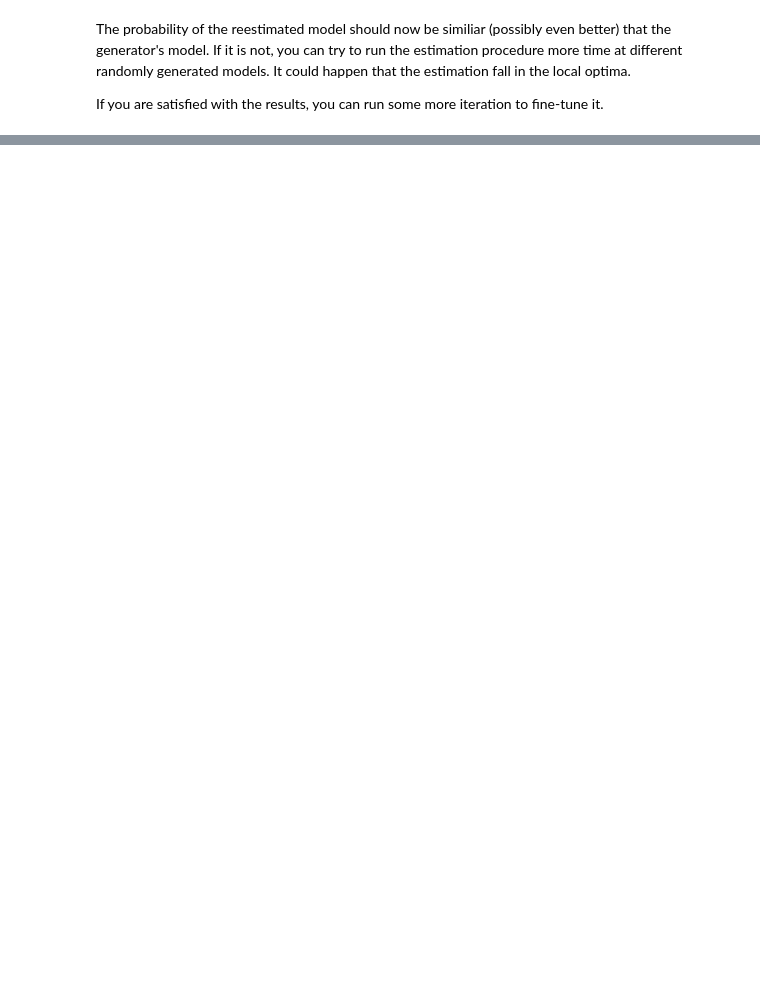
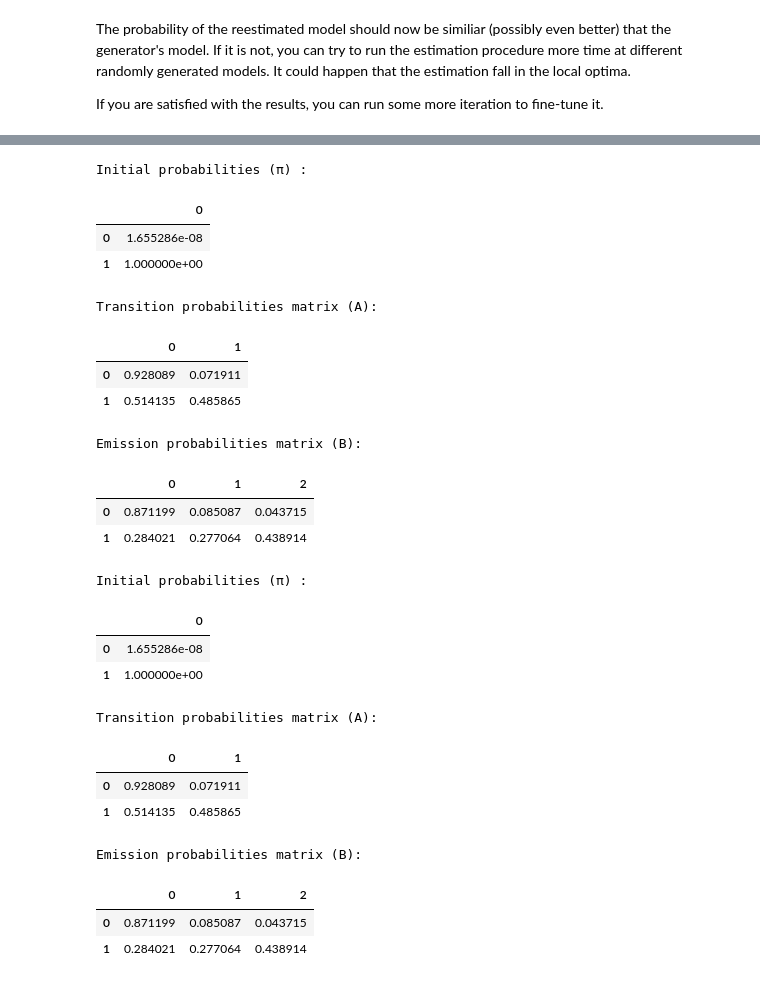
Before and after one commit to lopatovsky/HMMs, a Jupyter notebook: CT-HMM.ipynb, the cells around one changed output, grey strips where cells are left out. Cells and saved outputs as stored; diff of their text form; code cells hidden in the pictures; blank space fills up the shorter version.

```diff
--- a/CT-HMM.ipynb
+++ b/CT-HMM.ipynb
@@ -189,0 +179,28 @@ plt.show()
+# %%
+cthmm.print_parameters( hmf )
+cthmm.print_parameters( hmm )
+# %% [output]
+Initial probabilities (π) :
+|  | 0 |
+| 0 | 1.655286e-08 |
+| 1 | 1.000000e+00 |
+Transition probabilities matrix (A):
+|  | 0 | 1 |
+| 0 | 0.928089 | 0.071911 |
+| 1 | 0.514135 | 0.485865 |
+Emission probabilities matrix (B):
+|  | 0 | 1 | 2 |
+| 0 | 0.871199 | 0.085087 | 0.043715 |
+| 1 | 0.284021 | 0.277064 | 0.438914 |
+Initial probabilities (π) :
+|  | 0 |
+| 0 | 1.655286e-08 |
+| 1 | 1.000000e+00 |
+Transition probabilities matrix (A):
+|  | 0 | 1 |
+| 0 | 0.928089 | 0.071911 |
+| 1 | 0.514135 | 0.485865 |
+Emission probabilities matrix (B):
+|  | 0 | 1 | 2 |
+| 0 | 0.871199 | 0.085087 | 0.043715 |
+| 1 | 0.284021 | 0.277064 | 0.438914 |
```
Also changed, not shown: parts of 12 cells of this notebook, 2 other files.
